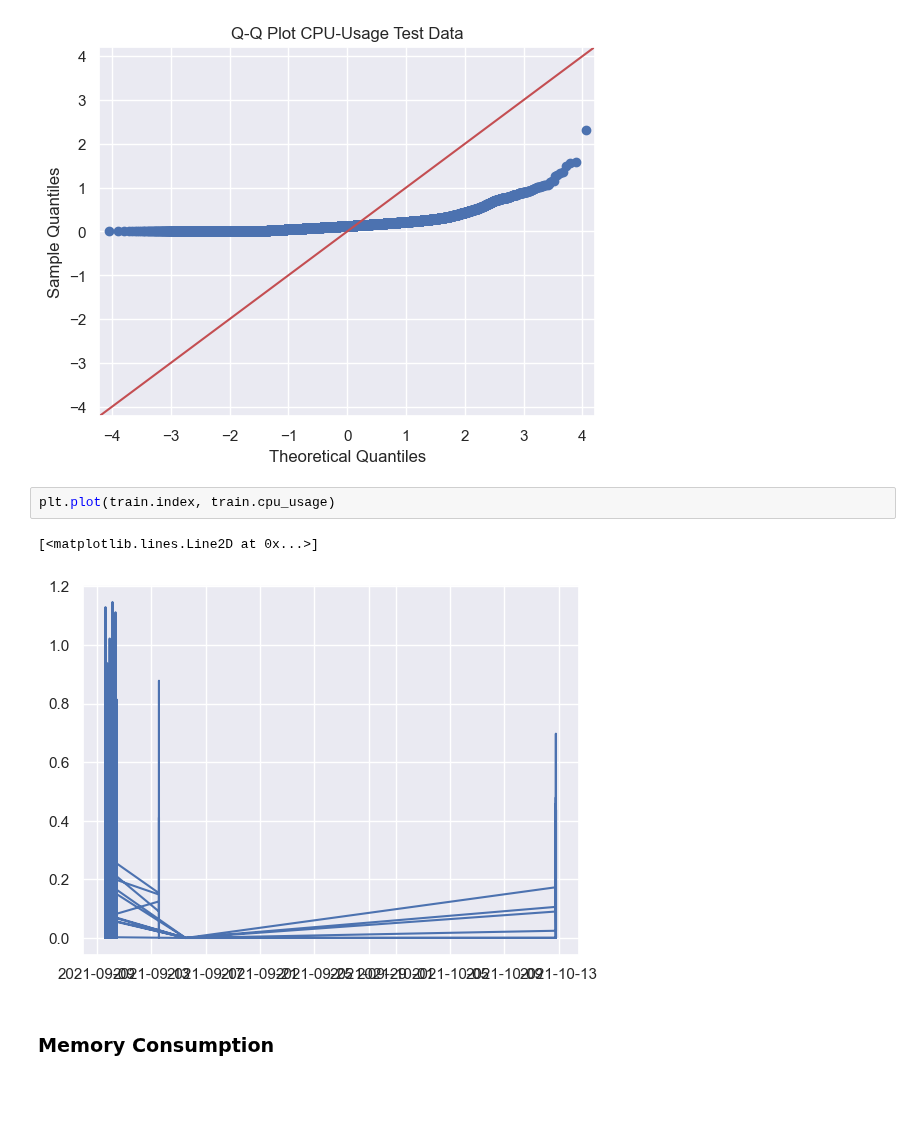
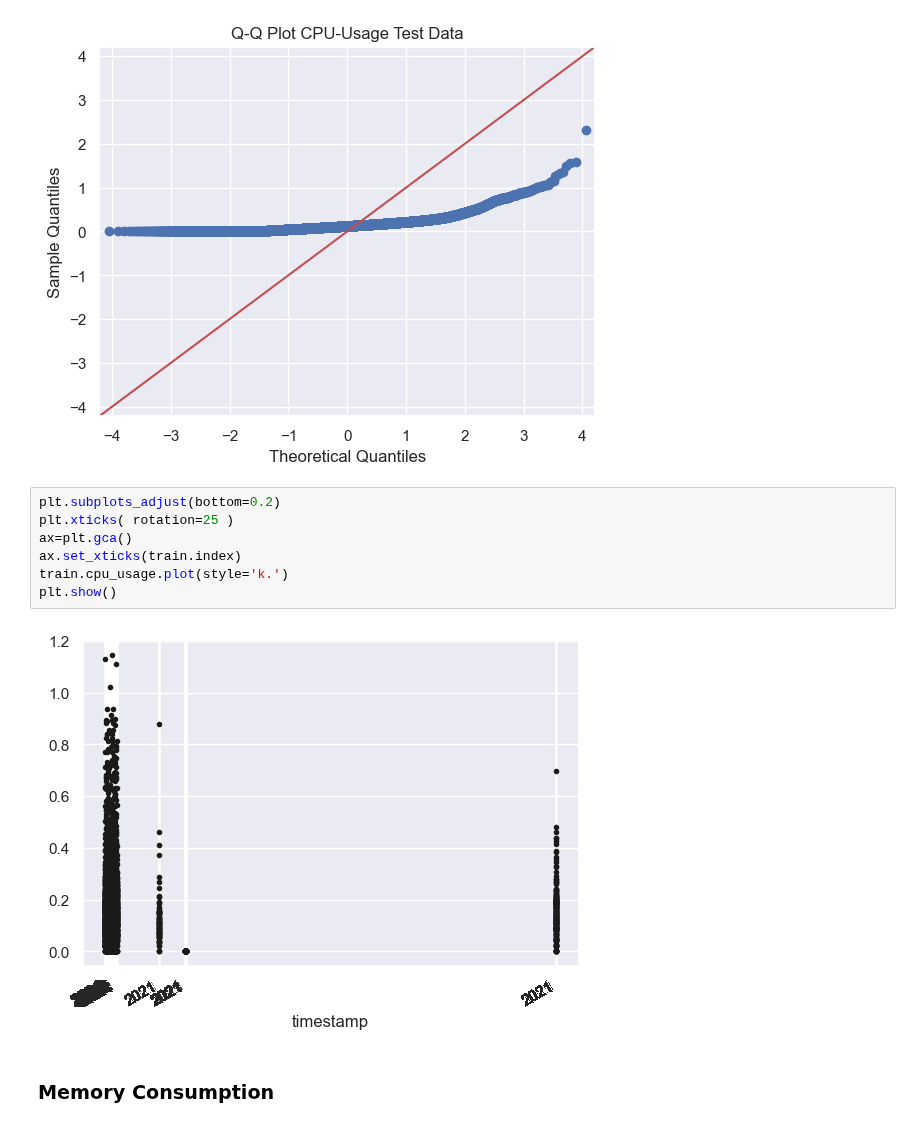
Before and after one commit to Janalytics94/anomaly-detection-software, a Jupyter notebook: src/analyse/EDA.ipynb, the cells around one changed output. Saved outputs shown, nothing was run; the diff lists cells and outputs as text; blank space fills up the shorter version.

```diff
--- a/src/analyse/EDA.ipynb
+++ b/src/analyse/EDA.ipynb
@@ -208,11 +216,15 @@ plt.show()
 # %% [output]
 [figure]
 [figure]
-# %%
-plt.plot(train.index, train.cpu_usage)
-# %% [output]
-[<matplotlib.lines.Line2D at 0x...>]
-[figure, removed]
+# %%
+plt.subplots_adjust(bottom=0.2)
+plt.xticks( rotation=25 )
+ax=plt.gca()
+ax.set_xticks(train.index)
+train.cpu_usage.plot(style='k.')
+plt.show()
+# %% [output]
+[figure, added]
 # %% [markdown]
 ### Memory Consumption
 # %%
```
Also changed, not shown: parts of 12 cells of this notebook, 5 other files.
